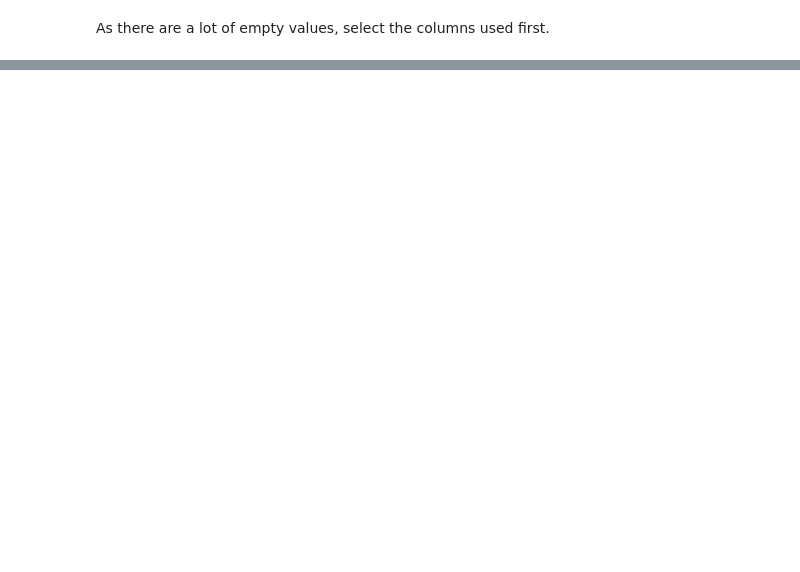
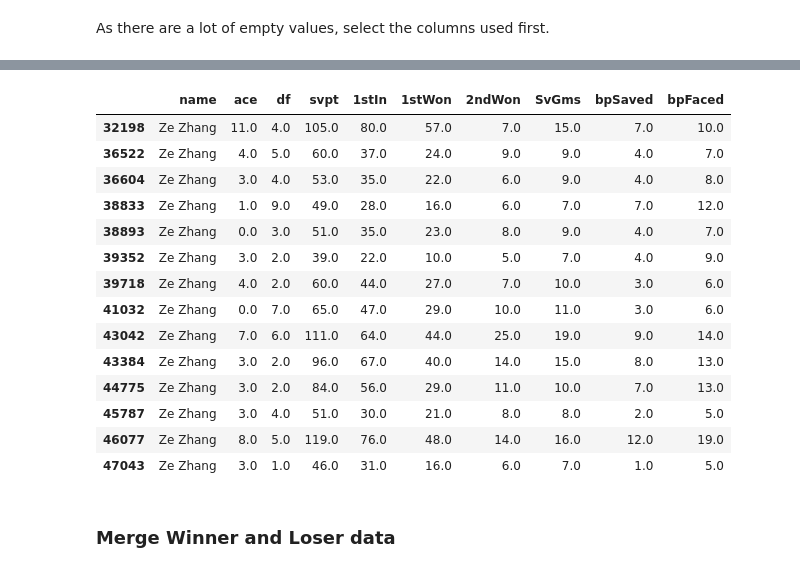
Before and after one commit to kevjiang64/SOEN471, a Jupyter notebook: Logistic Regression.ipynb, the cells around one changed output, grey strips where cells are left out. Drawn from its saved outputs; the diff is of its cells as text; code cells hidden in the pictures; blank space fills up the shorter version.

```diff
--- a/Logistic Regression.ipynb
+++ b/Logistic Regression.ipynb
@@ -367,0 +368,20 @@ loser
+# %%
+loser.loc[loser['name'] == 'Ze Zhang']
+# %% [output]
+|  | name | ace | df | svpt | 1stIn | 1stWon | 2ndWon | SvGms | bpSaved | bpFaced |
+| 32198 | Ze Zhang | 11.0 | 4.0 | 105.0 | 80.0 | 57.0 | 7.0 | 15.0 | 7.0 | 10.0 |
+| 36522 | Ze Zhang | 4.0 | 5.0 | 60.0 | 37.0 | 24.0 | 9.0 | 9.0 | 4.0 | 7.0 |
+| 36604 | Ze Zhang | 3.0 | 4.0 | 53.0 | 35.0 | 22.0 | 6.0 | 9.0 | 4.0 | 8.0 |
+| 38833 | Ze Zhang | 1.0 | 9.0 | 49.0 | 28.0 | 16.0 | 6.0 | 7.0 | 7.0 | 12.0 |
+| 38893 | Ze Zhang | 0.0 | 3.0 | 51.0 | 35.0 | 23.0 | 8.0 | 9.0 | 4.0 | 7.0 |
+| 39352 | Ze Zhang | 3.0 | 2.0 | 39.0 | 22.0 | 10.0 | 5.0 | 7.0 | 4.0 | 9.0 |
+| 39718 | Ze Zhang | 4.0 | 2.0 | 60.0 | 44.0 | 27.0 | 7.0 | 10.0 | 3.0 | 6.0 |
+| 41032 | Ze Zhang | 0.0 | 7.0 | 65.0 | 47.0 | 29.0 | 10.0 | 11.0 | 3.0 | 6.0 |
+| 43042 | Ze Zhang | 7.0 | 6.0 | 111.0 | 64.0 | 44.0 | 25.0 | 19.0 | 9.0 | 14.0 |
+| 43384 | Ze Zhang | 3.0 | 2.0 | 96.0 | 67.0 | 40.0 | 14.0 | 15.0 | 8.0 | 13.0 |
+| 44775 | Ze Zhang | 3.0 | 2.0 | 84.0 | 56.0 | 29.0 | 11.0 | 10.0 | 7.0 | 13.0 |
+| 45787 | Ze Zhang | 3.0 | 4.0 | 51.0 | 30.0 | 21.0 | 8.0 | 8.0 | 2.0 | 5.0 |
+| 46077 | Ze Zhang | 8.0 | 5.0 | 119.0 | 76.0 | 48.0 | 14.0 | 16.0 | 12.0 | 19.0 |
+| 47043 | Ze Zhang | 3.0 | 1.0 | 46.0 | 31.0 | 16.0 | 6.0 | 7.0 | 1.0 | 5.0 |
+# %% [markdown]
+### Merge Winner and Loser data
```
Also changed, not shown: parts of 83 cells of this notebook.
